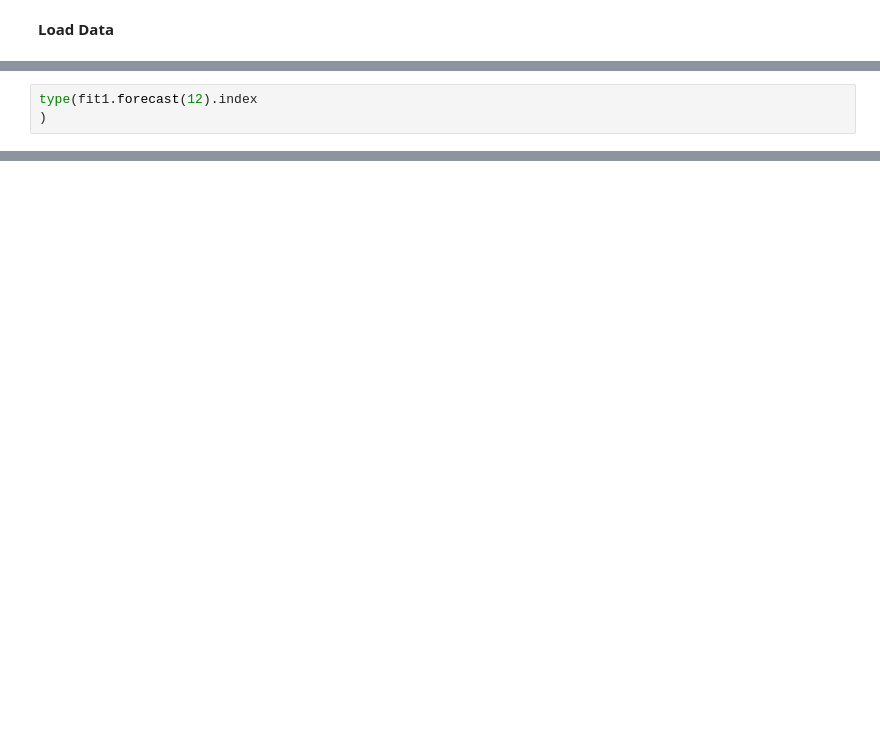
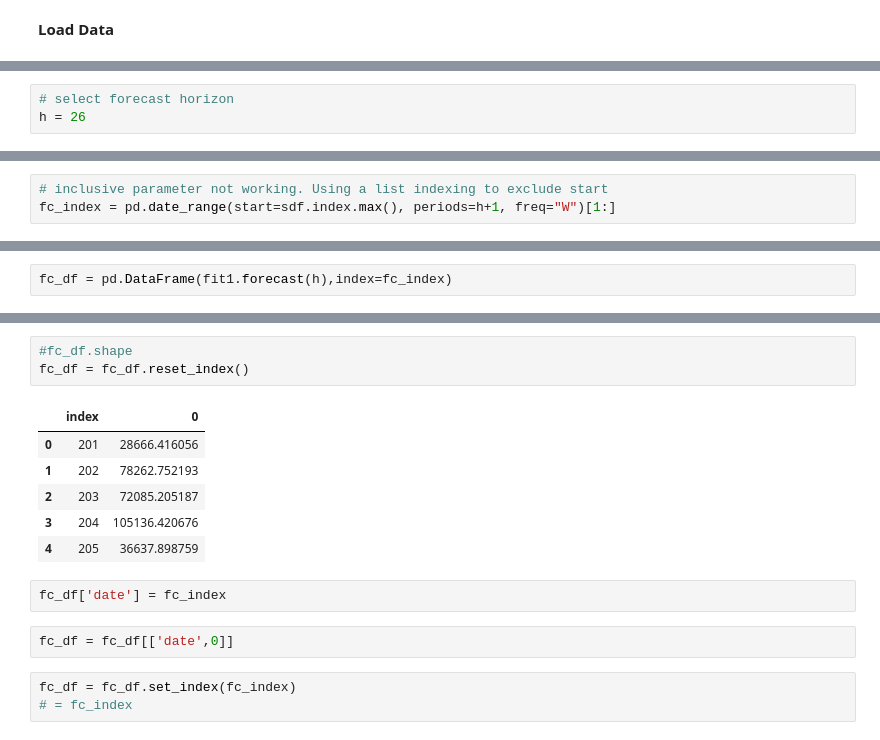
Before and after one commit to Rev-Analytics/exponential_smoothing, a Jupyter notebook: expo_smooth_v2.ipynb, the cells around one changed output, grey strips where cells are left out. Saved outputs shown, nothing was run; the diff lists cells and outputs as text; blank space fills up the shorter version.

```diff
--- a/expo_smooth_v2.ipynb
+++ b/expo_smooth_v2.ipynb
@@ -69,0 +119,3 @@ sdf.set_index('date',inplace=True)
+# %%
+# select forecast horizon
+h = 26
@@ -69,0 +126,3 @@ sdf.set_index('date',inplace=True)
+# %%
+# inclusive parameter not working. Using a list indexing to exclude start
+fc_index = pd.date_range(start=sdf.index.max(), periods=h+1, freq="W")[1:]
@@ -111,3 +193,2 @@ pandas.core.indexes.datetimes.DatetimeIndex
 # %%
-type(fit1.forecast(12).index
-)
+fc_df = pd.DataFrame(fit1.forecast(h),index=fc_index)
@@ -133,0 +204,17 @@ fit1.forecast(12).plot(ax=ax, style="--", marker="o", color="red", legend=True
+# %%
+#fc_df.shape
+fc_df = fc_df.reset_index()
+# %% [output]
+|  | index | 0 |
+| 0 | 201 | 28666.416056 |
+| 1 | 202 | 78262.752193 |
+| 2 | 203 | 72085.205187 |
+| 3 | 204 | 105136.420676 |
+| 4 | 205 | 36637.898759 |
+# %%
+fc_df['date'] = fc_index
+# %%
+fc_df = fc_df[['date',0]]
+# %%
+fc_df = fc_df.set_index(fc_index)
+# = fc_index
```
Also changed, not shown: parts of 38 cells of this notebook.
